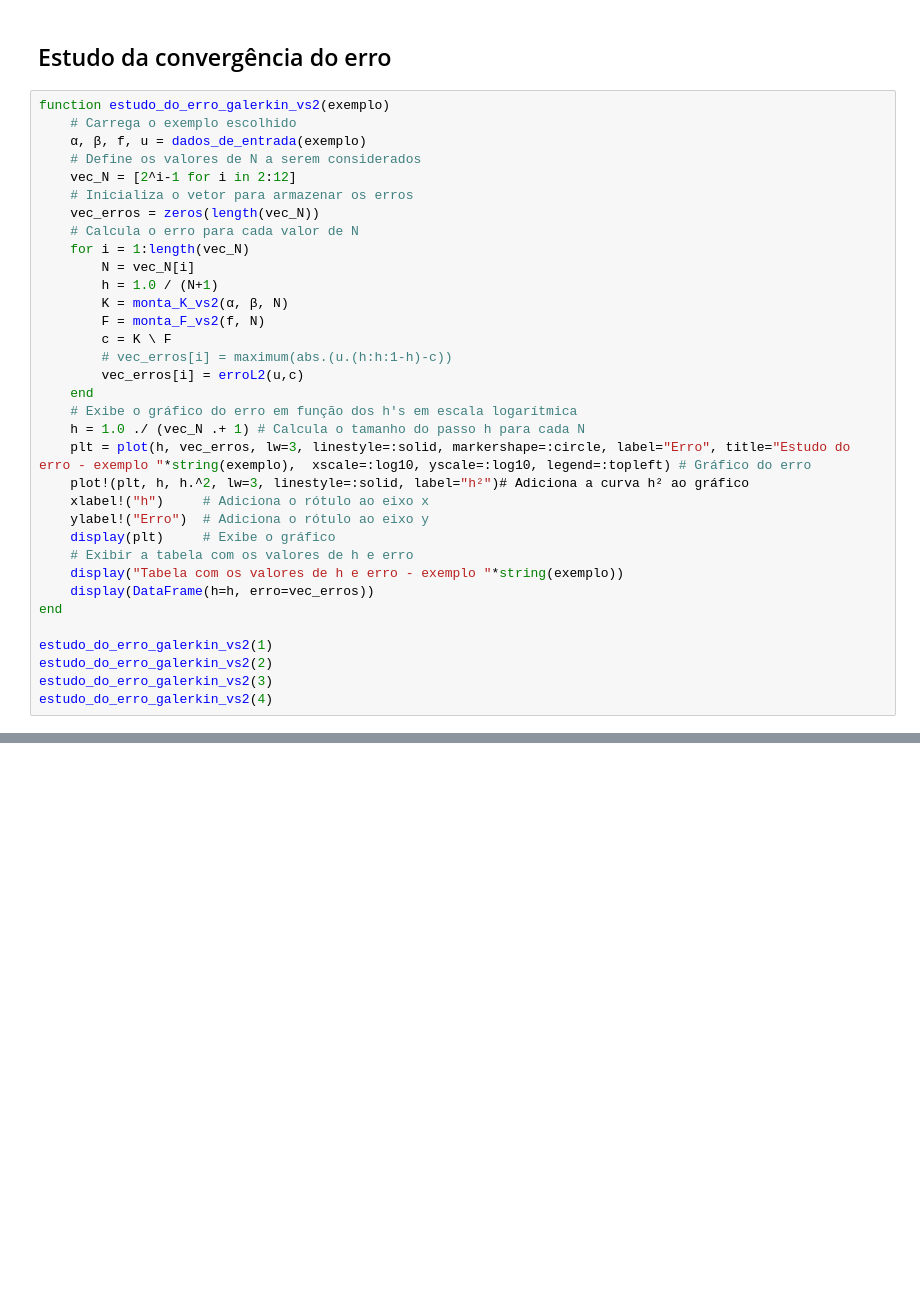
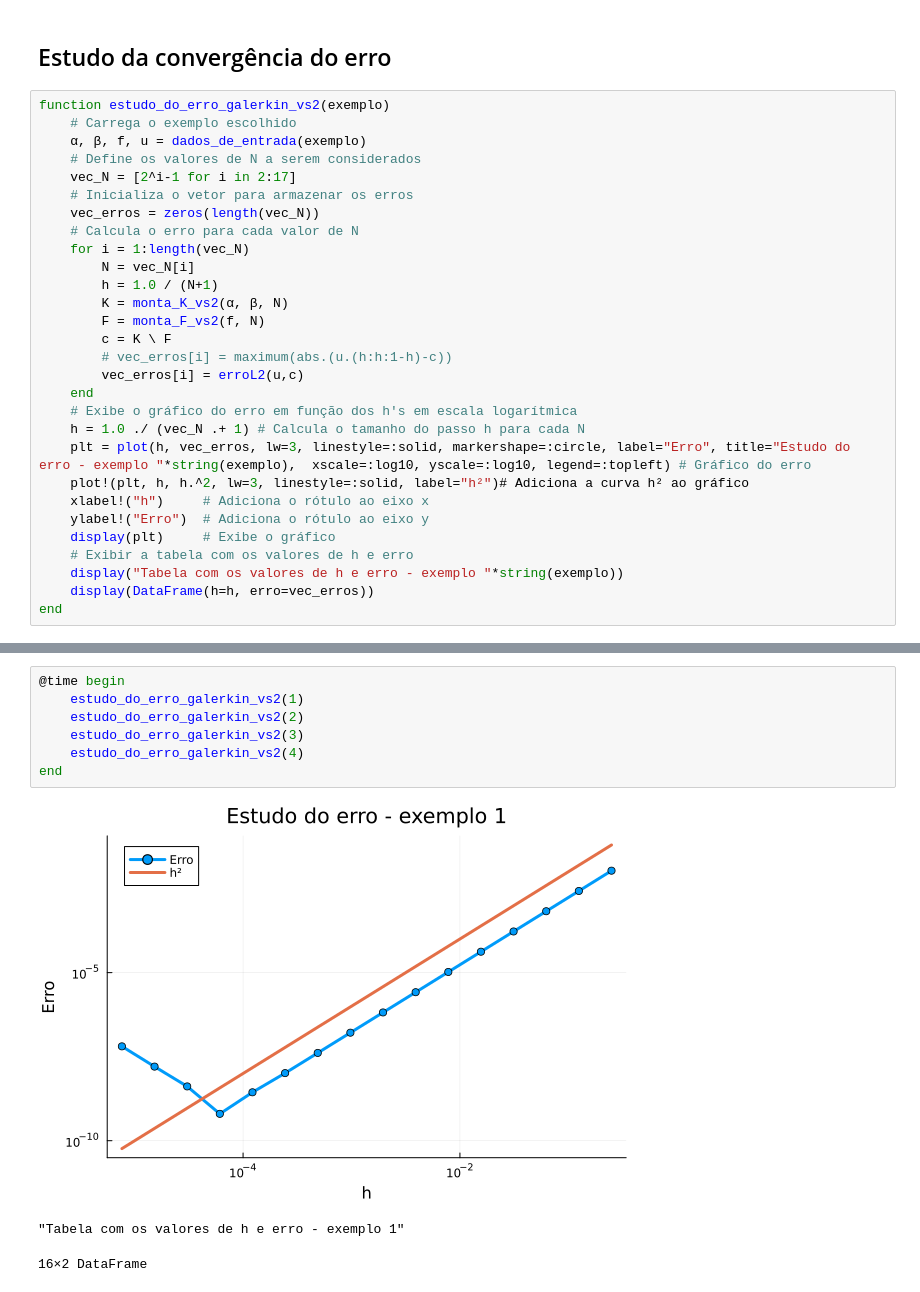
Before and after one commit to bacarmo/Elementos_Finitos, a Jupyter notebook: Eliptica_1D.ipynb, the cells around one changed output, grey strips where cells are left out. Cells and saved outputs as stored; diff of their text form; blank space fills up the shorter version.

```diff
--- a/Eliptica_1D.ipynb
+++ b/Eliptica_1D.ipynb
@@ -960,7 +968,7 @@ function estudo_do_erro_galerkin_vs2(exemplo)
     # Carrega o exemplo escolhido
     α, β, f, u = dados_de_entrada(exemplo)
     # Define os valores de N a serem considerados
-    vec_N = [2^i-1 for i in 2:12]
+    vec_N = [2^i-1 for i in 2:17]
     # Inicializa o vetor para armazenar os erros
     vec_erros = zeros(length(vec_N))
     # Calcula o erro para cada valor de N
@@ -984,9 +992,4 @@ function estudo_do_erro_galerkin_vs2(exemplo)
     display("Tabela com os valores de h e erro - exemplo "*string(exemplo))
     display(DataFrame(h=h, erro=vec_erros))
 end
-
-estudo_do_erro_galerkin_vs2(1)
-estudo_do_erro_galerkin_vs2(2)
-estudo_do_erro_galerkin_vs2(3)
-estudo_do_erro_galerkin_vs2(4)
 # %% [output]
@@ -1041,0 +997,11 @@ estudo_do_erro_galerkin_vs2(4)
+# %%
+@time begin
+    estudo_do_erro_galerkin_vs2(1)
+    estudo_do_erro_galerkin_vs2(2)
+    estudo_do_erro_galerkin_vs2(3)
+    estudo_do_erro_galerkin_vs2(4)
+end
+# %% [output]
+[figure, added]
+"Tabela com os valores de h e erro - exemplo 1"
+16×2 DataFrame
```
Also changed, not shown: parts of 8 cells of this notebook, 4 other files.
